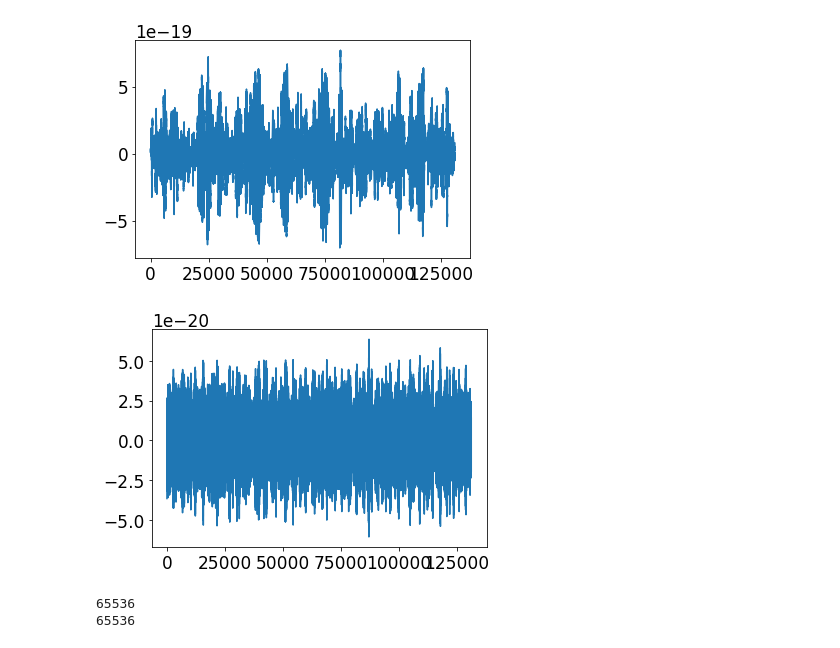
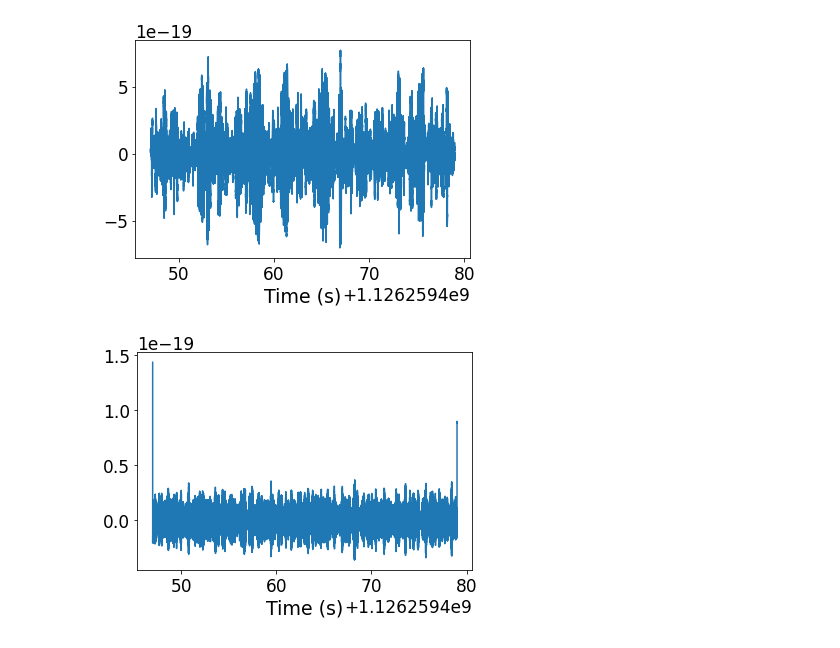
Before and after one commit to Fergus-Hayes/quantum-matched-filter, a Jupyter notebook: CMF.ipynb, the cells around one changed output. Cells and saved outputs as stored; diff of their text form; code cells hidden in the pictures.

```diff
--- a/CMF.ipynb
+++ b/CMF.ipynb
@@ -5,7 +5,7 @@ import pycbc
 import os, time, h5py
 from IPython.display import display, clear_output
 # %%
-sample_rate = 4096
+sample_rate = 2048#4096
 duration = 6.
 dt=1./sample_rate
 
@@ -31,32 +31,34 @@ noise_file='noise'
 # %%
 from pycbc.catalog import Merger
 from pycbc.filter import resample_to_delta_t, highpass
 
 merger = Merger("GW150914")
 strain = merger.strain('H1')
-plt.plot(strain)
+plt.plot(strain.sample_times,strain)
+plt.xlabel('Time (s)')
 plt.show()
 strain = resample_to_delta_t(highpass(strain, f_low), dt)
-#plt.plot(strain[75000:100000])
-plt.plot(strain)
+plt.plot(strain.sample_times,strain)
+plt.xlabel('Time (s)')
+
 plt.show()
 # %% [output]
-[figure, old version]
+[figure, new version]
-[figure, old version]
+[figure, new version]
 # %%
 from pycbc.psd import interpolate, inverse_spectrum_truncation
-conditioned = strain.crop(8, 8)
-#conditioned = strain.crop(2, 2)
-noise = strain.crop(16, 0)
+#conditioned = strain.crop(5, 5)
+conditioned = strain.crop(2, 2)
+#noise = strain.crop(28, 0)
 psd = conditioned.psd(1)
 psd = interpolate(psd, conditioned.delta_f)
 psd = inverse_spectrum_truncation(psd, int(sample_rate),
                                   low_frequency_cutoff=f_low)
-print(len(conditioned))
-print(len(noise))
+
+#plt.figure(figsize=[10, 4])
+#plt.plot(noise.sample_times, noise)
+#plt.xlabel('Time (s)')
+#plt.show()
-# %% [output]
-65536
-65536
 # %%
 plt.figure(figsize=[10, 4])
 plt.plot(conditioned.sample_times, conditioned)
```
Also changed, not shown: parts of 23 cells of this notebook, 5 other files.
